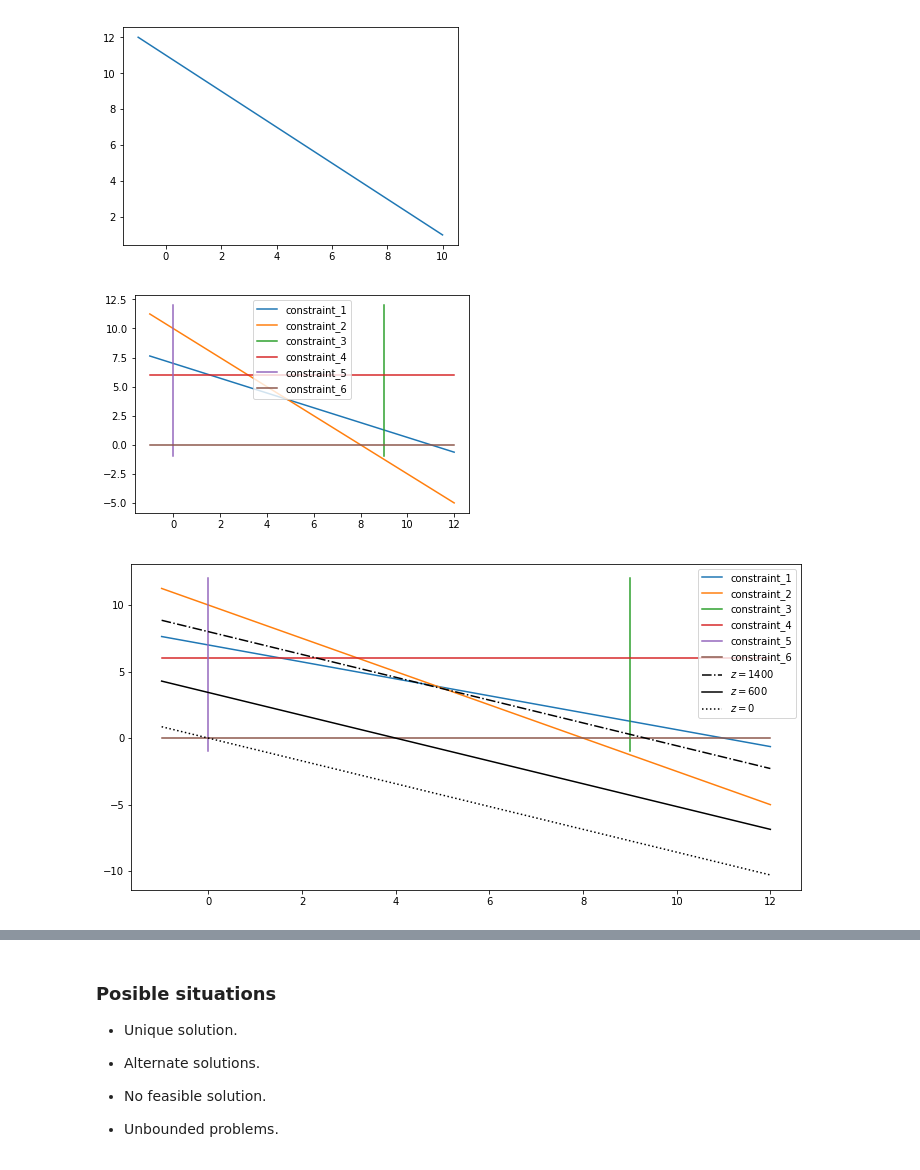
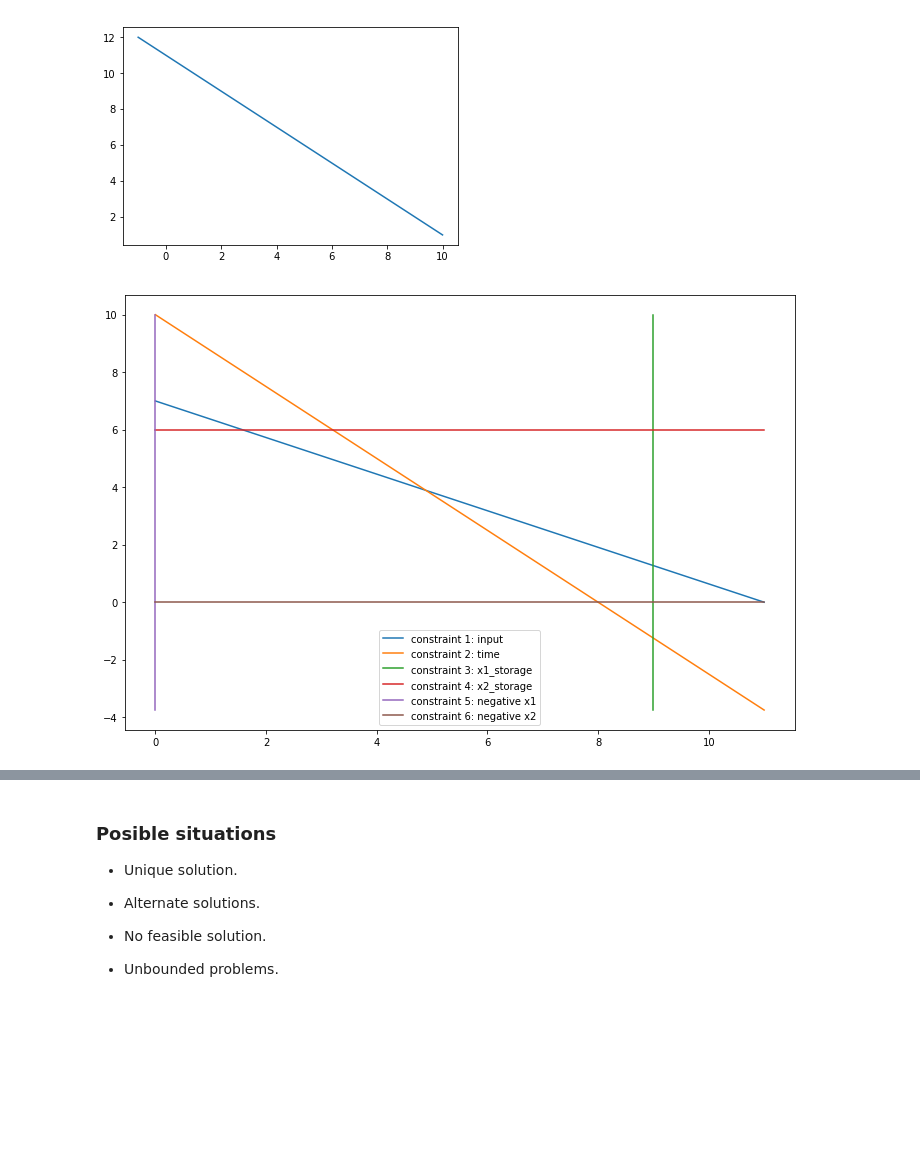
Before and after one commit to danimateos/numerical_methods, a Jupyter notebook: section-04.ipynb, the cells around one changed output, grey strips where cells are left out. Cells and saved outputs as stored; diff of their text form; code cells hidden in the pictures; blank space fills up the shorter version.

```diff
--- a/section-04.ipynb
+++ b/section-04.ipynb
@@ -245,53 +370,23 @@ constraint_1 = (77 - 7*x1s) / 7
 plt.plot(x1s, constraint_1);
 # %% [output]
 [figure]
-# %%
-x1s = np.linspace(-1, 12)
-x2s = np.linspace(-1, 12)
-
-constraint_1 = (77 - 7 * x1s) / 11
-constraint_2 = (80 - 10 * x1s) / 8
-constraint_3 = 9
-constraint_4 = 6
-constraint_5 = 0
-constraint_6 = 0
-
-plt.plot(x1s, constraint_1, label="constraint_1")
-plt.plot(x1s, constraint_2, label="constraint_2")
-plt.plot([constraint_3] * len(x2s), x2s, label="constraint_3")
-plt.plot(x1s, [constraint_4] * len(x1s), label="constraint_4")
-plt.plot([constraint_5] * len(x2s), x2s, label="constraint_5")
-plt.plot(x1s, [constraint_6] * len(x1s), label="constraint_6")
-
-plt.legend();
-# %% [output]
-[figure, removed]
-# %%
-x1s = np.linspace(-1, 12)
-x2s = np.linspace(-1, 12)
-
-constraint_1 = (77 - 7 * x1s) / 11
-constraint_2 = (80 - 10 * x1s) / 8
-constraint_3 = 9
-constraint_4 = 6
-constraint_5 = 0
-constraint_6 = 0
-objective_1400 = (1400 - 150 * x1s) / 175
-objective_600 = (600 - 150 * x1s) / 175
-objective_0 = (0 - 150 * x1s) / 175
-
-plt.plot(x1s, constraint_1, label="constraint_1")
-plt.plot(x1s, constraint_2, label="constraint_2")
-plt.plot([constraint_3] * len(x2s), x2s, label="constraint_3")
-plt.plot(x1s, [constraint_4] * len(x1s), label="constraint_4")
-plt.plot([constraint_5] * len(x2s), x2s, label="constraint_5")
-plt.plot(x1s, [constraint_6] * len(x1s), label="constraint_6")
-
-plt.plot(x1s, objective_1400, label="$z = 1400$", color="black", linestyle="-.")
-plt.plot(x1s, objective_600, label="$z = 600$", color="black", linestyle="-")
-plt.plot(x1s, objective_0, label="$z = 0$", color="black", linestyle=":")
-
-plt.gcf().set_size_inches(12,6)
-plt.legend();
-# %% [output]
-[figure, removed]
+# %%
+xs = np.linspace(0, 11)
+
+const_1 = (77 - 7*xs) / 11
+const_2 = (80 - 10*xs) / 8
+const_3 = 9
+const_4 = 6
+const_5 = 0
+const_6 = 0
+
+plt.plot(xs, const_1, label="constraint 1: input")
+plt.plot(xs, const_2, label="constraint 2: time")
+plt.plot([const_3] * len(const_2), const_2, label="constraint 3: x1_storage")
+plt.plot(xs, [const_4] * len(xs), label="constraint 4: x2_storage")
+plt.plot([const_5] * len(const_2), const_2, label="constraint 5: negative x1")
+plt.plot(xs, [const_6] * len(xs), label="constraint 6: negative x2")
+plt.gcf().set_size_inches(12,8)
+plt.legend();
+# %% [output]
+[figure, added]
```
Also changed, not shown: parts of 28 cells of this notebook, 1 other file.
